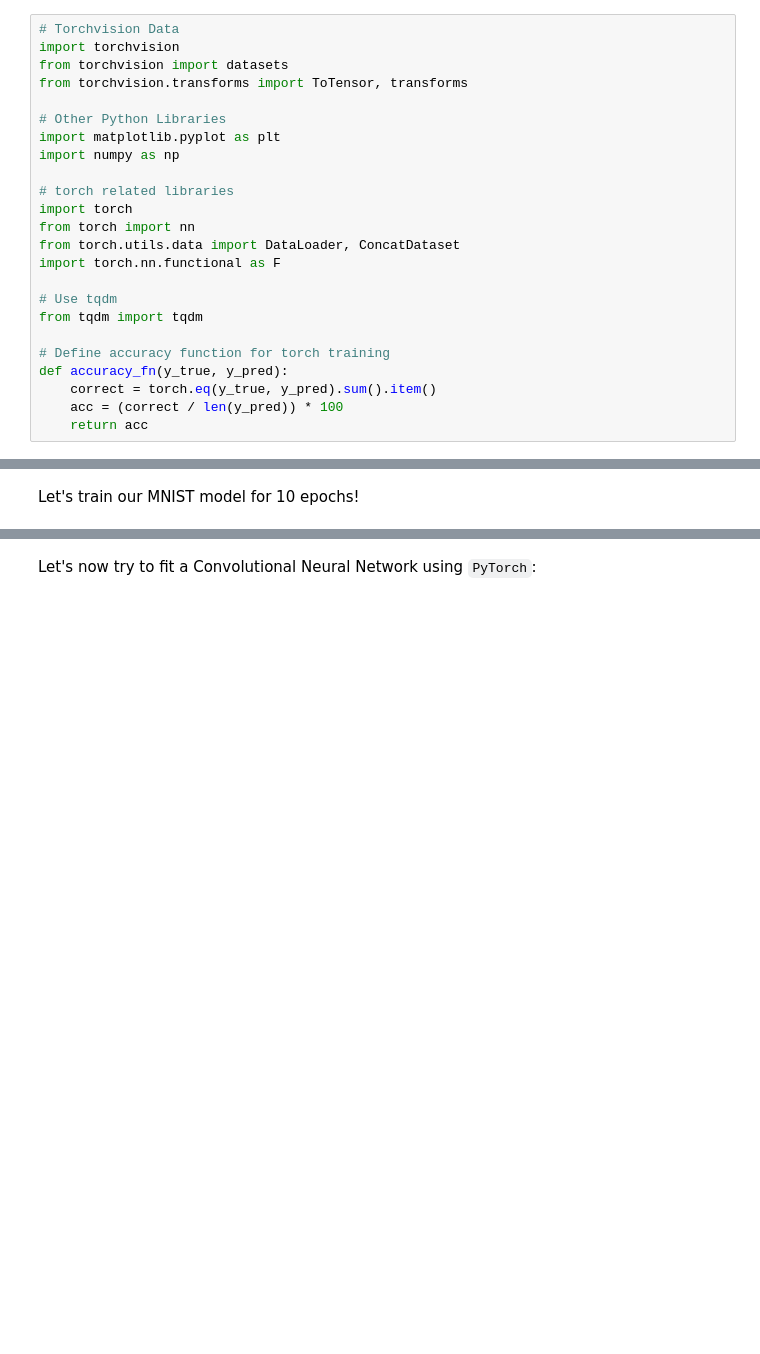
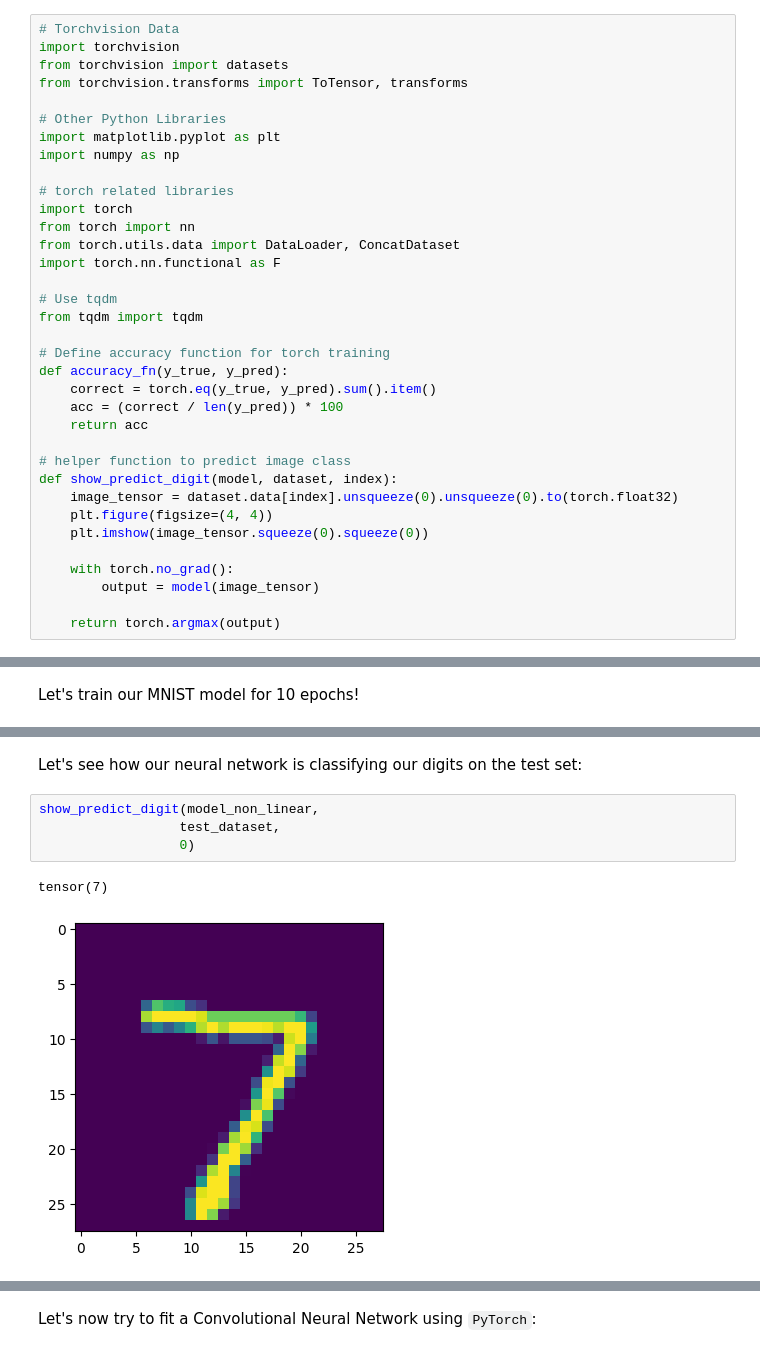
Before and after one commit to DareData/lp-pytorch-fundamentals, a Jupyter notebook: 04_computer_vision/01. Computer Vision.ipynb, the cells around one changed output, grey strips where cells are left out. Drawn from its saved outputs; the diff is of its cells as text; blank space fills up the shorter version.

```diff
--- a/04_computer_vision/01. Computer Vision.ipynb
+++ b/04_computer_vision/01. Computer Vision.ipynb
@@ -22,6 +22,17 @@ def accuracy_fn(y_true, y_pred):
     correct = torch.eq(y_true, y_pred).sum().item()
     acc = (correct / len(y_pred)) * 100
     return acc
+
+# helper function to predict image class
+def show_predict_digit(model, dataset, index):
+    image_tensor = dataset.data[index].unsqueeze(0).unsqueeze(0).to(torch.float32)
+    plt.figure(figsize=(4, 4))
+    plt.imshow(image_tensor.squeeze(0).squeeze(0))
+
+    with torch.no_grad():
+        output = model(image_tensor)
+
+    return torch.argmax(output)
 # %% [markdown]
 In this notebook, we are going to train our first instance of a Computer Vision algorithm on the famous [MNIST Dataset](https://en.wikipedia.org/wiki/MNIST_database). This will be used as our first example on how to train a computer vision algorithm from scratch using *pytorch*.
 # %% [markdown]
@@ -307,0 +325,9 @@ plt.show()
+# %% [markdown]
+Let's see how our neural network is classifying our digits on the test set:
+# %%
+show_predict_digit(model_non_linear,
+                  test_dataset,
+                  0)
+# %% [output]
+tensor(7)
+[figure, added]
```
Also changed, not shown: parts of 21 cells of this notebook.
